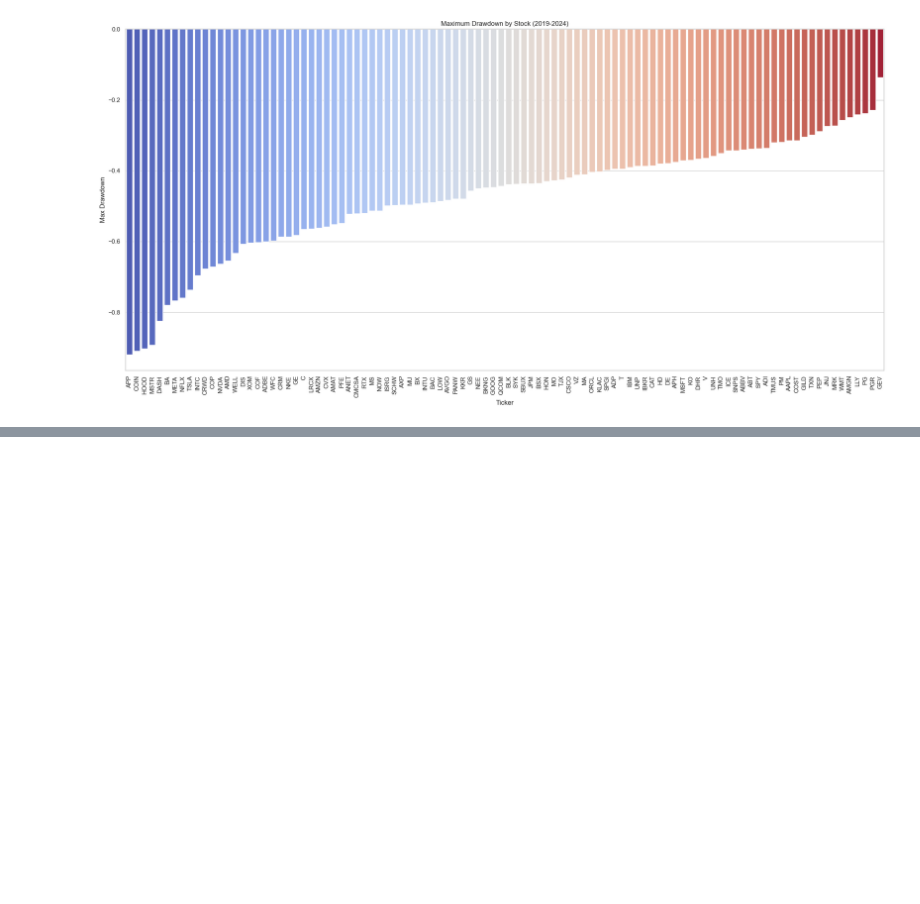
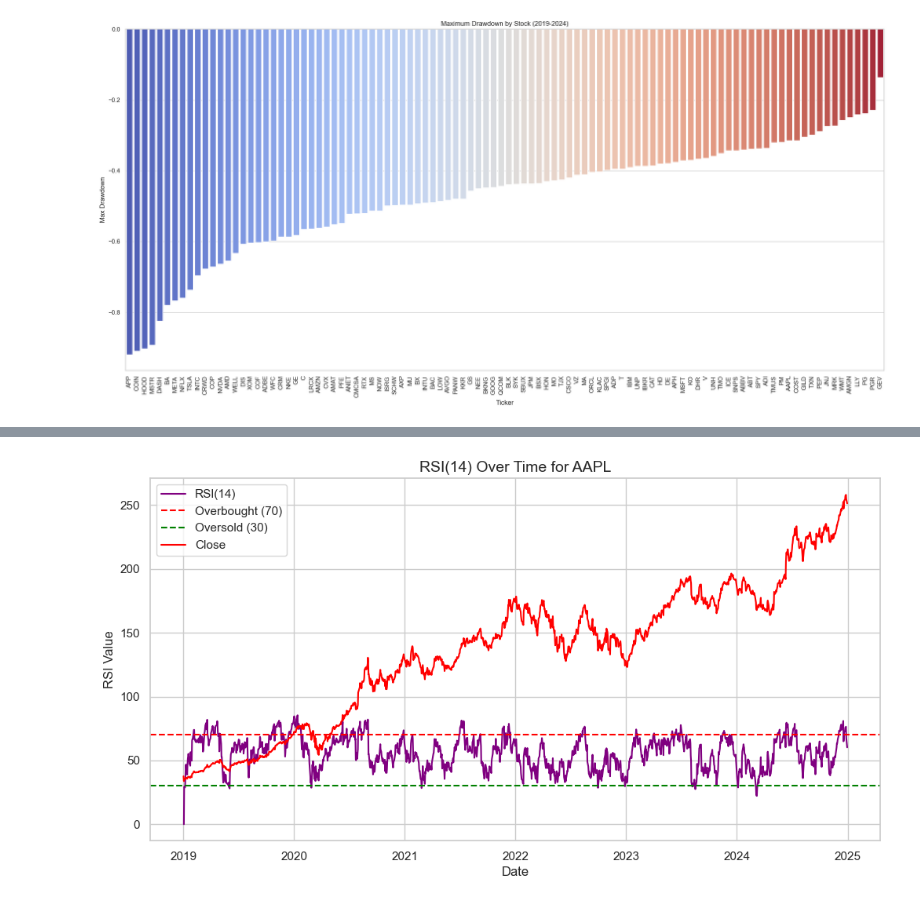
Before and after one commit to shasnath0830/Stock-Prediction-Capstone, a Jupyter notebook: Notebooks/Explatoratory_Data_Analysis.ipynb, the cells around one changed output, grey strips where cells are left out. Drawn from its saved outputs; the diff is of its cells as text; code cells hidden in the pictures; blank space fills up the shorter version.

```diff
--- a/Notebooks/Explatoratory_Data_Analysis.ipynb
+++ b/Notebooks/Explatoratory_Data_Analysis.ipynb
@@ -228,0 +292,16 @@ Passing `palette` without assigning `hue` is deprecated and will be removed in v
+# %%
+plt.figure(figsize=(12,6))
+aapl = fortune_100[fortune_100['Ticker'] == 'AAPL']
+
+plt.plot(aapl['Date'], aapl['RSI_14'], label='RSI(14)', color='purple')
+plt.plot(aapl['Date'], aapl['Close'], label='Close', color='red')
+plt.axhline(70, color='red', linestyle='--', label='Overbought (70)')
+plt.axhline(30, color='green', linestyle='--', label='Oversold (30)')
+
+plt.title("RSI(14) Over Time for AAPL", fontsize=14)
+plt.xlabel("Date")
+plt.ylabel("RSI Value")
+plt.legend()
+plt.show()
+# %% [output]
+[figure, added]
```
Also changed, not shown: parts of 12 cells of this notebook.
